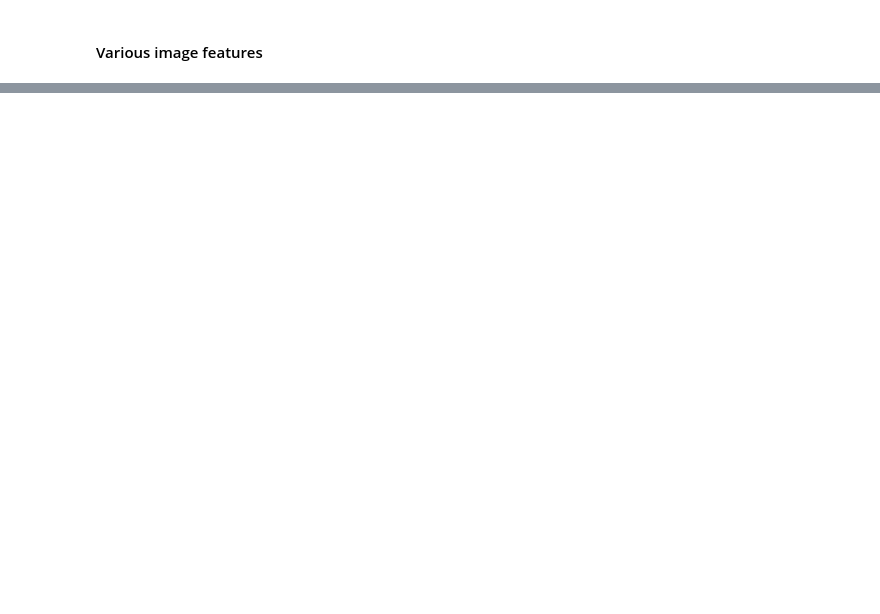
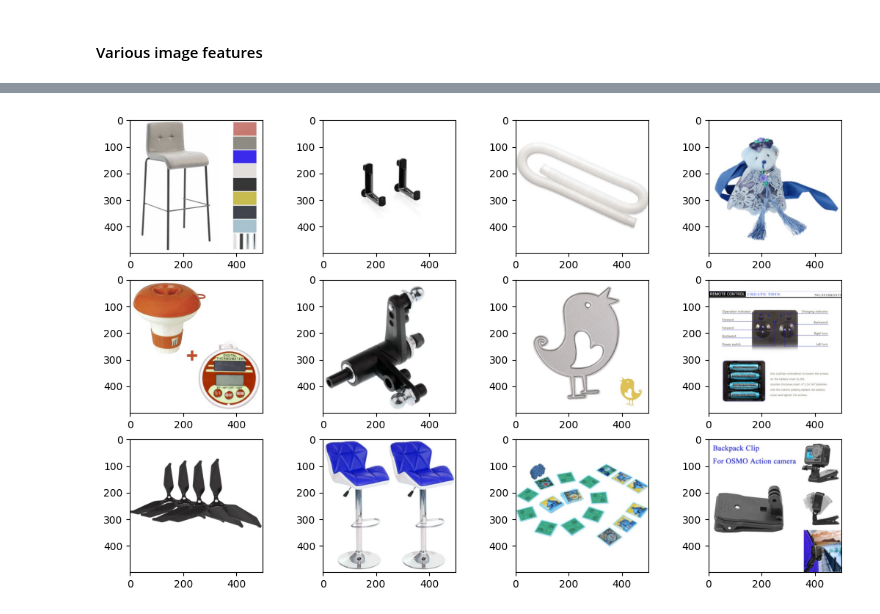
Before and after one commit to Kelorastus/Rakuten, a Jupyter notebook: notebooks/data_exploration/Valentin.ipynb, the cells around one changed output, grey strips where cells are left out. Cells and saved outputs as stored; diff of their text form; code cells hidden in the pictures; blank space fills up the shorter version.

```diff
--- a/notebooks/data_exploration/Valentin.ipynb
+++ b/notebooks/data_exploration/Valentin.ipynb
@@ -847,0 +886,4 @@ Name: essential_density, dtype: float64
+# %%
+display_images(rows[:12],3,4,axis=True)
+# %% [output]
+[figure, added]
```
Also changed, not shown: parts of 24 cells of this notebook.
